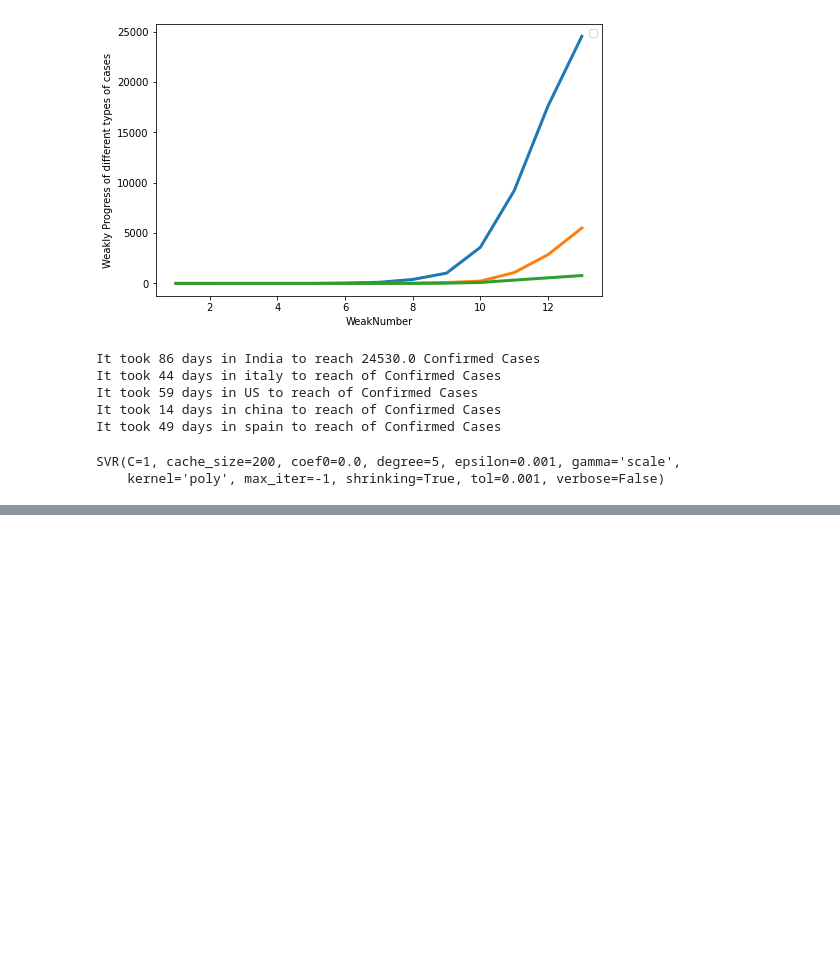
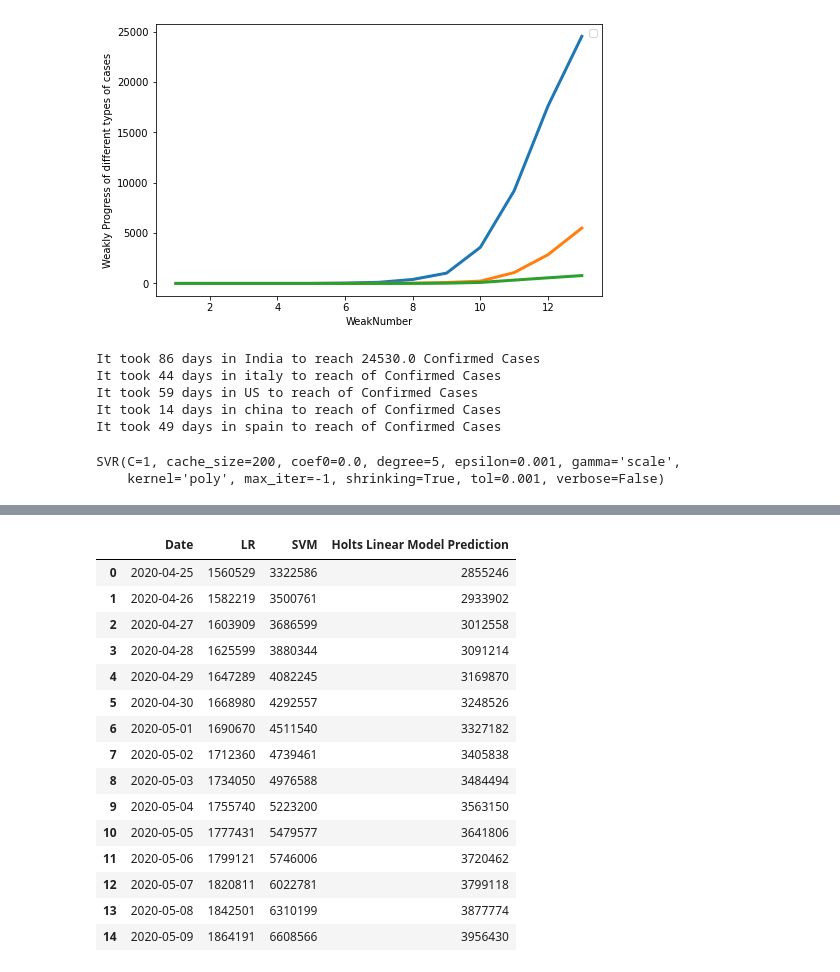
Before and after one commit to kusuraj-08/SHALA2020, a Jupyter notebook: covid'19.ipynb, the cells around one changed output, grey strips where cells are left out. Drawn from its saved outputs; the diff is of its cells as text; code cells hidden in the pictures; blank space fills up the shorter version.

```diff
--- a/covid'19.ipynb
+++ b/covid'19.ipynb
@@ -283,0 +287,11 @@ SVR(C=1, cache_size=200, coef0=0.0, degree=5, epsilon=0.001, gamma='scale',
+# %%
+new_date=[]
+new_prediction_lr=[]
+new_prediction_svm=[]
+for i in range(1,18):
+  new_date.append(datawise.index[-1]+timedelta(days=i))
+  new_prediction_lr.append(lin_reg.predict(np.array(datawise["Days Since"].max()+i).reshape(-1,1))[0][0])
+  new_prediction_svm.append(svm.predict(np.array(datawise["Days Since"].max()+i).reshape(-1,1))[0])
+pd.set_option("display.float_format",lambda x: '%.f'%x)
+model_predictions=pd.DataFrame(zip(new_date,new_prediction_lr,new_prediction_svm),columns= ["Date","LR","SVM"])
+model_predictions.head(15)
@@ -283,0 +315,32 @@ SVR(C=1, cache_size=200, coef0=0.0, degree=5, epsilon=0.001, gamma='scale',
+# %%
+model_train=datawise.iloc[:int(datawise.shape[0]*0.85)]
+valid= datawise.iloc[int(datawise.shape[0]*0.85):]
+# %%
+holt=Holt(np.asarray(model_train["Confirmed"])).fit(smoothing_level=1.4,smoothing_slope=0.2)
+y_pred= valid.copy()
+y_pred["Holt"]=holt.forecast(len(valid))
+# %%
+holt_new_date=[]
+holt_new_prediction=[]
+for i in range(1,18):
+  holt_new_date.append(datawise.index[-1]+timedelta(days=i))
+  holt_new_prediction.append(holt.forecast((len(valid)+i))[-1])
+model_predictions["Holts Linear Model Prediction"]=holt_new_prediction
+model_predictions.head(15)
+# %% [output]
+|  | Date | LR | SVM | Holts Linear Model Prediction |
+| 0 | 2020-04-25 | 1560529 | 3322586 | 2855246 |
+| 1 | 2020-04-26 | 1582219 | 3500761 | 2933902 |
+| 2 | 2020-04-27 | 1603909 | 3686599 | 3012558 |
+| 3 | 2020-04-28 | 1625599 | 3880344 | 3091214 |
+| 4 | 2020-04-29 | 1647289 | 4082245 | 3169870 |
+| 5 | 2020-04-30 | 1668980 | 4292557 | 3248526 |
+| 6 | 2020-05-01 | 1690670 | 4511540 | 3327182 |
+| 7 | 2020-05-02 | 1712360 | 4739461 | 3405838 |
+| 8 | 2020-05-03 | 1734050 | 4976588 | 3484494 |
+| 9 | 2020-05-04 | 1755740 | 5223200 | 3563150 |
+| 10 | 2020-05-05 | 1777431 | 5479577 | 3641806 |
+| 11 | 2020-05-06 | 1799121 | 5746006 | 3720462 |
+| 12 | 2020-05-07 | 1820811 | 6022781 | 3799118 |
+| 13 | 2020-05-08 | 1842501 | 6310199 | 3877774 |
+| 14 | 2020-05-09 | 1864191 | 6608566 | 3956430 |
```
Also changed, not shown: parts of 3 cells of this notebook.
